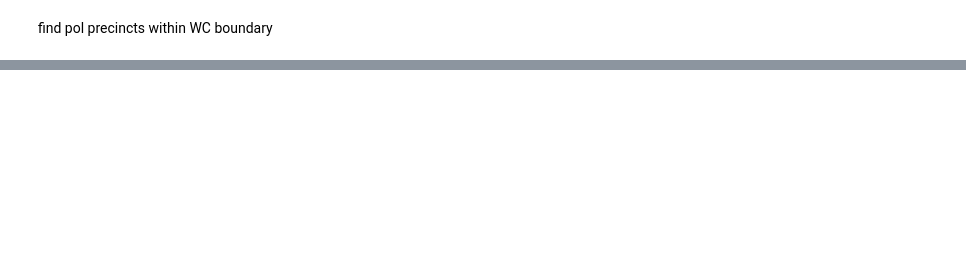
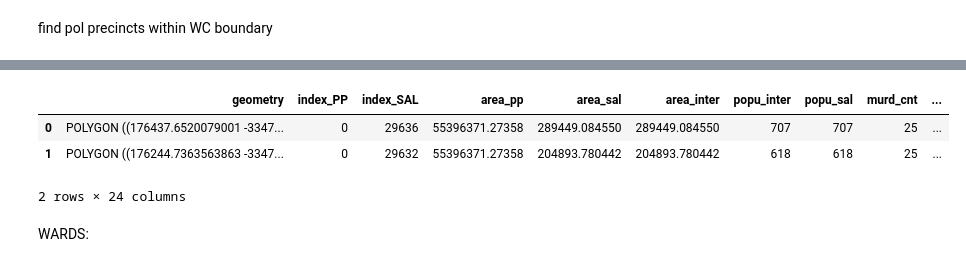
Before and after one commit to OpenUpSA/crime-stats-demystifed, a Jupyter notebook: crime_stats_compute_aea.ipynb, the cells around one changed output, grey strips where cells are left out. Cells and saved outputs as stored; diff of their text form; code cells hidden in the pictures; blank space fills up the shorter version.

```diff
--- a/crime_stats_compute_aea.ipynb
+++ b/crime_stats_compute_aea.ipynb
@@ -303,2 +404,7 @@ data_full_nonpr[data_full.PR_NAME=="Free State"]['murd_est_per_int'].sum()
 # %%
-data_full_aea.head(n=2)
+df_inc_aea.head(n=2)
+# %% [output]
+|  | geometry | index_PP | index_SAL | area_pp | area_sal | area_inter | popu_inter | popu_sal | murd_cnt | ... |
+| 0 | POLYGON ((176437.6520079001 -3347... | 0 | 29636 | 55396371.27358 | 289449.084550 | 289449.084550 | 707 | 707 | 25 | ... |
+| 1 | POLYGON ((176244.7363563863 -3347... | 0 | 29632 | 55396371.27358 | 204893.780442 | 204893.780442 | 618 | 618 | 25 | ... |
+2 rows × 24 columns
@@ -309,3 +413,5 @@ set(data_full.MN_NAME)
+# %% [markdown]
+WARDS:
 # %%
 wardsShp =gpd.GeoDataFrame.from_file('../wards_delimitation/Wards_demarc/Wards2011.shp')
 # %%
```
Also changed, not shown: parts of 43 cells of this notebook.
